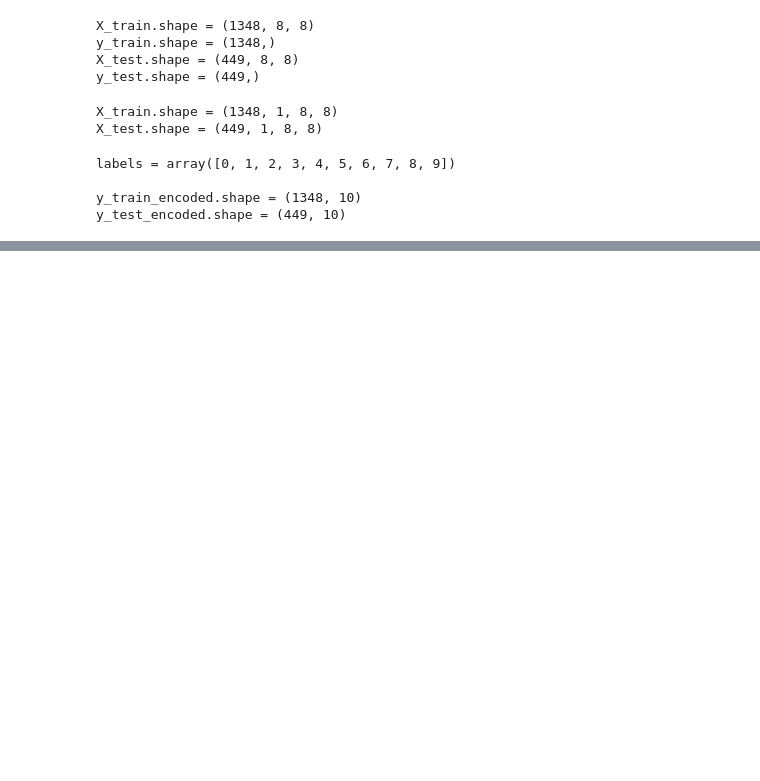
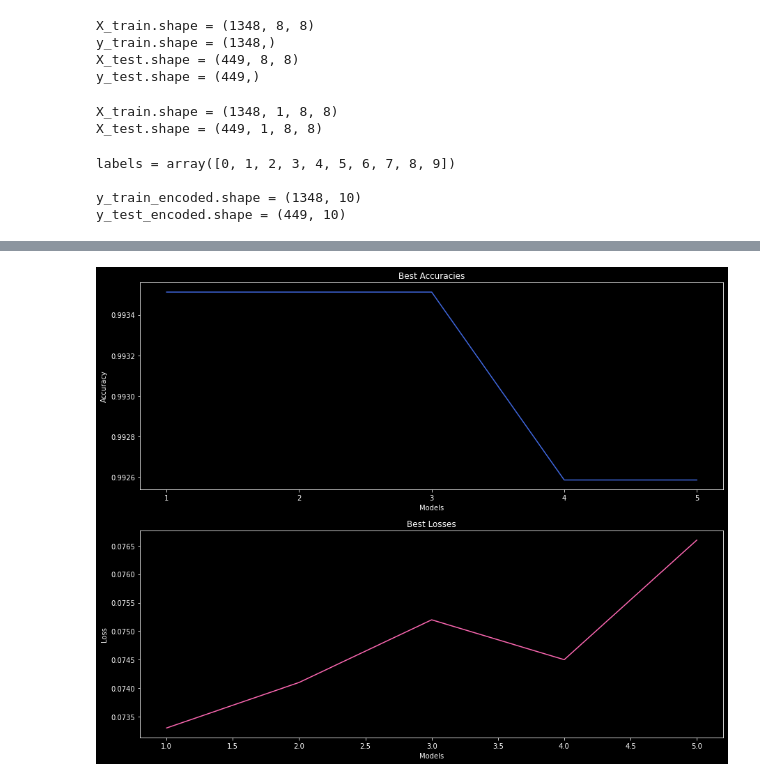
Before and after one commit to mkpro118/CS-539-project, a Jupyter notebook: Convolutional Example.ipynb, the cells around one changed output, grey strips where cells are left out. Cells and saved outputs as stored; diff of their text form; code cells hidden in the pictures; blank space fills up the shorter version.

```diff
--- a/Convolutional Example.ipynb
+++ b/Convolutional Example.ipynb
@@ -211,0 +228,23 @@ Accuracy by Label: [1.    0.943 1.    1.    0.977 0.964 0.979 0.949 0.889 1.   ]
+# %%
+best_models = net.checkpoints
+
+best_accuracies = [acc for _, acc, _ in best_models]
+best_losses = [loss for _, _, loss in best_models]
+
+fig, (ax1, ax2) = plt.subplots(nrows=2, ncols=1, figsize=(15, 12))
+
+ax1.plot(np.arange(1, len(best_accuracies) + 1, dtype=int), best_accuracies, color='royalblue')
+ax1.set_title('Best Accuracies')
+ax1.set_xlabel('Models')
+ax1.set_ylabel('Accuracy')
+ax1.set_xticks(np.arange(1, len(best_accuracies) + 1, dtype=int))
+
+ax2.plot(np.arange(1, len(best_losses) + 1, dtype=int), best_losses, color='hotpink')
+ax2.set_title('Best Losses')
+ax2.set_xlabel('Models')
+ax2.set_ylabel('Loss')
+ax1.set_xticks(np.arange(1, len(best_losses) + 1, dtype=int))
+
+plt.show()
+# %% [output]
+[figure, added]
```
Also changed, not shown: parts of 6 cells of this notebook.
